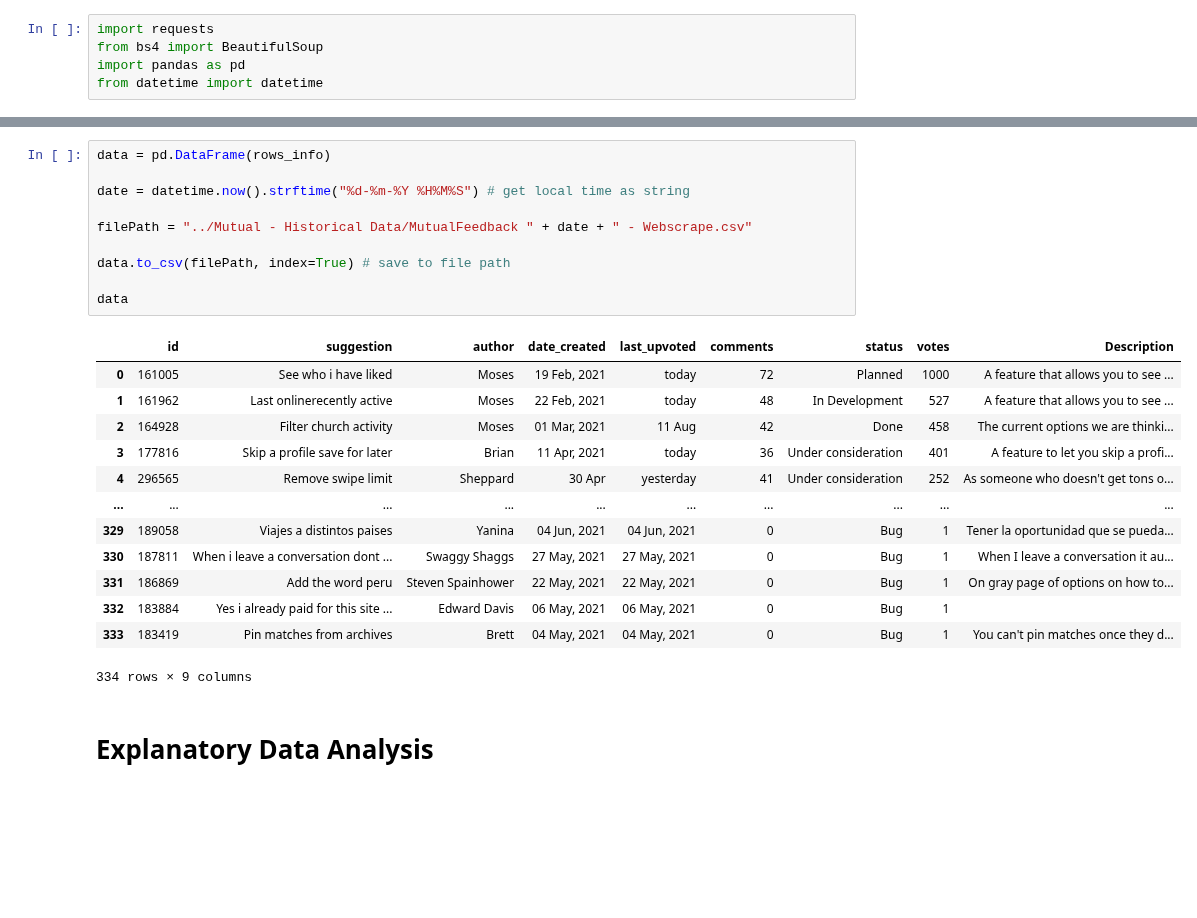
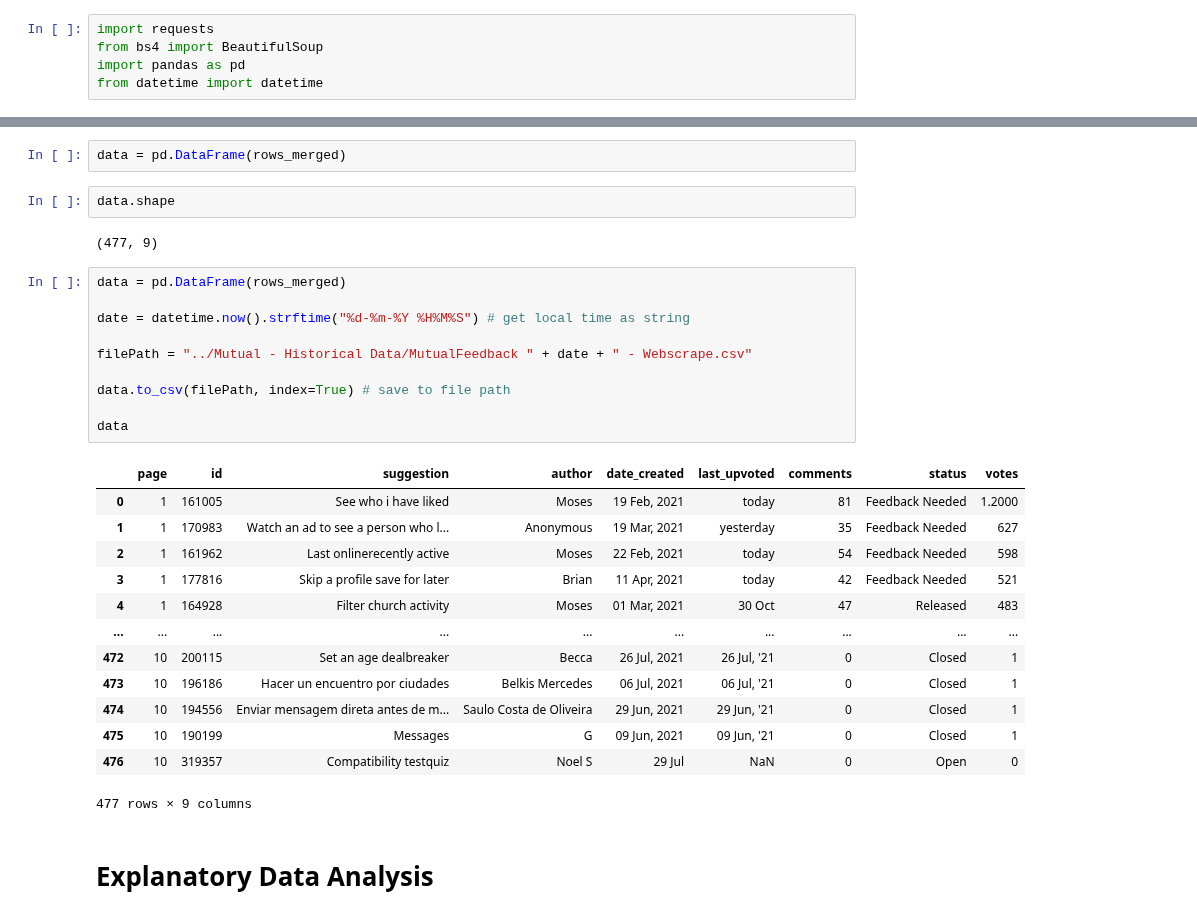
Before and after one commit to pedrosanhueza/Web-Scrape, a Jupyter notebook: Mutual Feedback/Mutual - Code/Mutual - 07-11-22.ipynb, the cells around one changed output, grey strips where cells are left out. Drawn from its saved outputs; the diff is of its cells as text; blank space fills up the shorter version.

```diff
--- a/Mutual Feedback/Mutual - Code/Mutual - 07-11-22.ipynb
+++ b/Mutual Feedback/Mutual - Code/Mutual - 07-11-22.ipynb
@@ -69,27 +73,33 @@ for pag in range(7): # '7' because there are 7 pages
+# %%
+data = pd.DataFrame(rows_merged)
+# %%
+data.shape
+# %% [output]
+(477, 9)
 # %%
-data = pd.DataFrame(rows_info)
+data = pd.DataFrame(rows_merged)
 
 date = datetime.now().strftime("%d-%m-%Y %H%M%S") # get local time as string
 
 filePath = "../Mutual - Historical Data/MutualFeedback " + date + " - Webscrape.csv"
 
 data.to_csv(filePath, index=True) # save to file path
 
 data
 # %% [output]
-|  | id | suggestion | author | date_created | last_upvoted | comments | status | votes | Description |
-| 0 | 161005 | See who i have liked | Moses | 19 Feb, 2021 | today | 72 | Planned | 1000 | A feature that allows you to see ... |
-| 1 | 161962 | Last onlinerecently active | Moses | 22 Feb, 2021 | today | 48 | In Development | 527 | A feature that allows you to see ... |
-| 2 | 164928 | Filter church activity | Moses | 01 Mar, 2021 | 11 Aug | 42 | Done | 458 | The current options we are thinki... |
-| 3 | 177816 | Skip a profile save for later | Brian | 11 Apr, 2021 | today | 36 | Under consideration | 401 | A feature to let you skip a profi... |
-| 4 | 296565 | Remove swipe limit | Sheppard | 30 Apr | yesterday | 41 | Under consideration | 252 | As someone who doesn't get tons o... |
+|  | page | id | suggestion | author | date_created | last_upvoted | comments | status | votes |
+| 0 | 1 | 161005 | See who i have liked | Moses | 19 Feb, 2021 | today | 81 | Feedback Needed | 1.2000 |
+| 1 | 1 | 170983 | Watch an ad to see a person who l... | Anonymous | 19 Mar, 2021 | yesterday | 35 | Feedback Needed | 627 |
+| 2 | 1 | 161962 | Last onlinerecently active | Moses | 22 Feb, 2021 | today | 54 | Feedback Needed | 598 |
+| 3 | 1 | 177816 | Skip a profile save for later | Brian | 11 Apr, 2021 | today | 42 | Feedback Needed | 521 |
+| 4 | 1 | 164928 | Filter church activity | Moses | 01 Mar, 2021 | 30 Oct | 47 | Released | 483 |
 | ... | ... | ... | ... | ... | ... | ... | ... | ... | ... |
-| 329 | 189058 | Viajes a distintos paises | Yanina | 04 Jun, 2021 | 04 Jun, 2021 | 0 | Bug | 1 | Tener la oportunidad que se pueda... |
-| 330 | 187811 | When i leave a conversation dont ... | Swaggy Shaggs | 27 May, 2021 | 27 May, 2021 | 0 | Bug | 1 | When I leave a conversation it au... |
-| 331 | 186869 | Add the word peru | Steven Spainhower | 22 May, 2021 | 22 May, 2021 | 0 | Bug | 1 | On gray page of options on how to... |
-| 332 | 183884 | Yes i already paid for this site ... | Edward Davis | 06 May, 2021 | 06 May, 2021 | 0 | Bug | 1 |  |
-| 333 | 183419 | Pin matches from archives | Brett | 04 May, 2021 | 04 May, 2021 | 0 | Bug | 1 | You can't pin matches once they d... |
+| 472 | 10 | 200115 | Set an age dealbreaker | Becca | 26 Jul, 2021 | 26 Jul, '21 | 0 | Closed | 1 |
+| 473 | 10 | 196186 | Hacer un encuentro por ciudades | Belkis Mercedes | 06 Jul, 2021 | 06 Jul, '21 | 0 | Closed | 1 |
+| 474 | 10 | 194556 | Enviar mensagem direta antes de m... | Saulo Costa de Oliveira | 29 Jun, 2021 | 29 Jun, '21 | 0 | Closed | 1 |
+| 475 | 10 | 190199 | Messages | G | 09 Jun, 2021 | 09 Jun, '21 | 0 | Closed | 1 |
+| 476 | 10 | 319357 | Compatibility testquiz | Noel S | 29 Jul | NaN | 0 | Open | 0 |
-334 rows × 9 columns
+477 rows × 9 columns
 # %% [markdown]
 # Explanatory Data Analysis
 # %%
```
Also changed, not shown: parts of 8 cells of this notebook, 8 other files.
